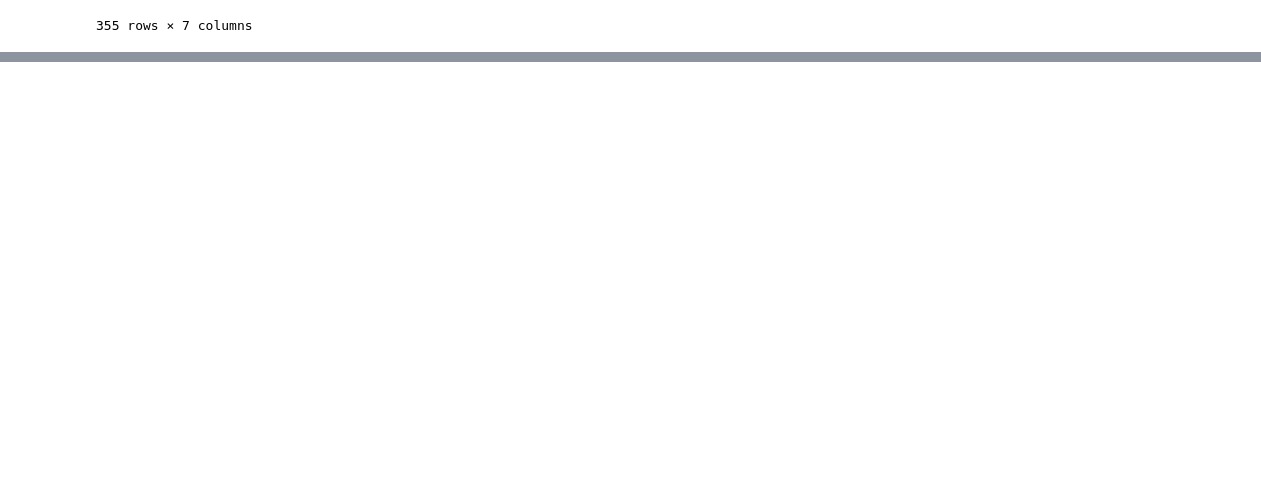
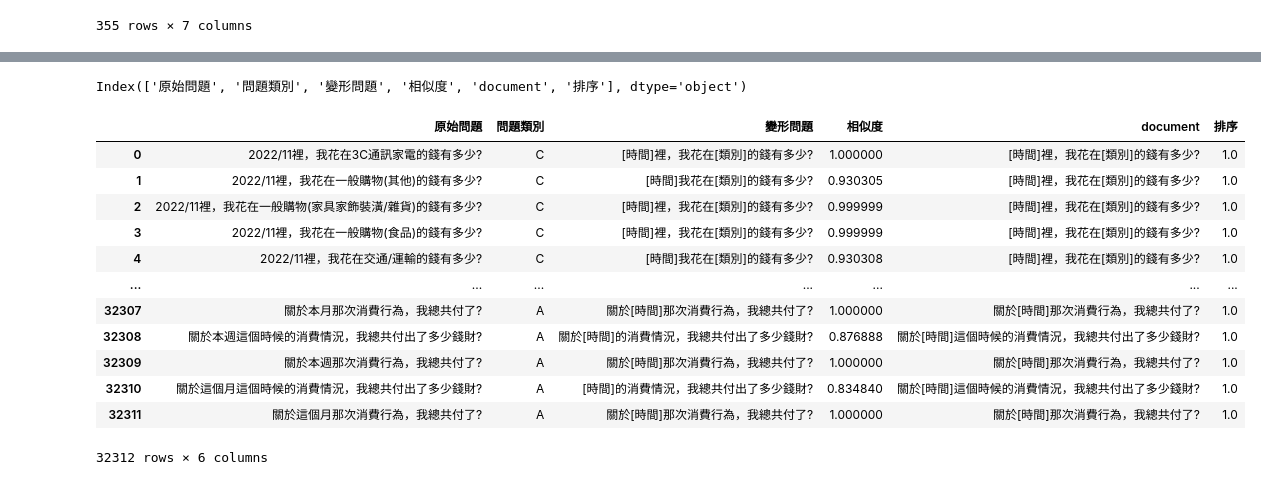
Before and after one commit to WeiLunChiang/cub_lab, a Jupyter notebook: cub進度.ipynb, the cells around one changed output, grey strips where cells are left out. Saved outputs shown, nothing was run; the diff lists cells and outputs as text; code cells hidden in the pictures; blank space fills up the shorter version.

```diff
--- a/cub進度.ipynb
+++ b/cub進度.ipynb
@@ -44,0 +99,3 @@ df_ner[(df_ner.問題類別 != df_ner.category)].reset_index(drop=True)
+# %%
+df = pd.read_csv('json_files_from_query_ner/similarity_search_result/merged_data_with_extra_q.csv')
+df
@@ -44,0 +116,8 @@ df_ner[(df_ner.問題類別 != df_ner.category)].reset_index(drop=True)
+# %%
+df["排序"] = df.groupby(["問題類別", "原始問題"])["相似度"].rank(
+    ascending=False, method="dense"
+)
+# %%
+df.columns
+# %% [output]
+Index(['原始問題', '問題類別', '變形問題', '相似度', 'document', '排序'], dtype='object')
@@ -44,0 +127,18 @@ df_ner[(df_ner.問題類別 != df_ner.category)].reset_index(drop=True)
+# %%
+d = df.query('(問題類別 in ("A","B","C","D","G") and 排序 == 1) or (問題類別 in ("E", "F") and 排序 == 7) ').sort_values(['原始問題', '排序','相似度'],ascending = [True, True, False]).reset_index(drop=True)
+d.to_csv('d_tmp.csv',index=False)
+d
+# %% [output]
+|  | 原始問題 | 問題類別 | 變形問題 | 相似度 | document | 排序 |
+| 0 | 2022/11裡，我花在3C通訊家電的錢有多少? | C | [時間]裡，我花在[類別]的錢有多少? | 1.000000 | [時間]裡，我花在[類別]的錢有多少? | 1.0 |
+| 1 | 2022/11裡，我花在一般購物(其他)的錢有多少? | C | [時間]我花在[類別]的錢有多少? | 0.930305 | [時間]裡，我花在[類別]的錢有多少? | 1.0 |
+| 2 | 2022/11裡，我花在一般購物(家具家飾裝潢/雜貨)的錢有多少? | C | [時間]裡，我花在[類別]的錢有多少? | 0.999999 | [時間]裡，我花在[類別]的錢有多少? | 1.0 |
+| 3 | 2022/11裡，我花在一般購物(食品)的錢有多少? | C | [時間]裡，我花在[類別]的錢有多少? | 0.999999 | [時間]裡，我花在[類別]的錢有多少? | 1.0 |
+| 4 | 2022/11裡，我花在交通/運輸的錢有多少? | C | [時間]我花在[類別]的錢有多少? | 0.930308 | [時間]裡，我花在[類別]的錢有多少? | 1.0 |
+| ... | ... | ... | ... | ... | ... | ... |
+| 32307 | 關於本月那次消費行為，我總共付了? | A | 關於[時間]那次消費行為，我總共付了? | 1.000000 | 關於[時間]那次消費行為，我總共付了? | 1.0 |
+| 32308 | 關於本週這個時候的消費情況，我總共付出了多少錢財? | A | 關於[時間]的消費情況，我總共付出了多少錢財? | 0.876888 | 關於[時間]這個時候的消費情況，我總共付出了多少錢財? | 1.0 |
+| 32309 | 關於本週那次消費行為，我總共付了? | A | 關於[時間]那次消費行為，我總共付了? | 1.000000 | 關於[時間]那次消費行為，我總共付了? | 1.0 |
+| 32310 | 關於這個月這個時候的消費情況，我總共付出了多少錢財? | A | [時間]的消費情況，我總共付出了多少錢財? | 0.834840 | 關於[時間]這個時候的消費情況，我總共付出了多少錢財? | 1.0 |
+| 32311 | 關於這個月那次消費行為，我總共付了? | A | 關於[時間]那次消費行為，我總共付了? | 1.000000 | 關於[時間]那次消費行為，我總共付了? | 1.0 |
+32312 rows × 6 columns
```
Also changed, not shown: parts of 24 cells of this notebook, 3 other files.
